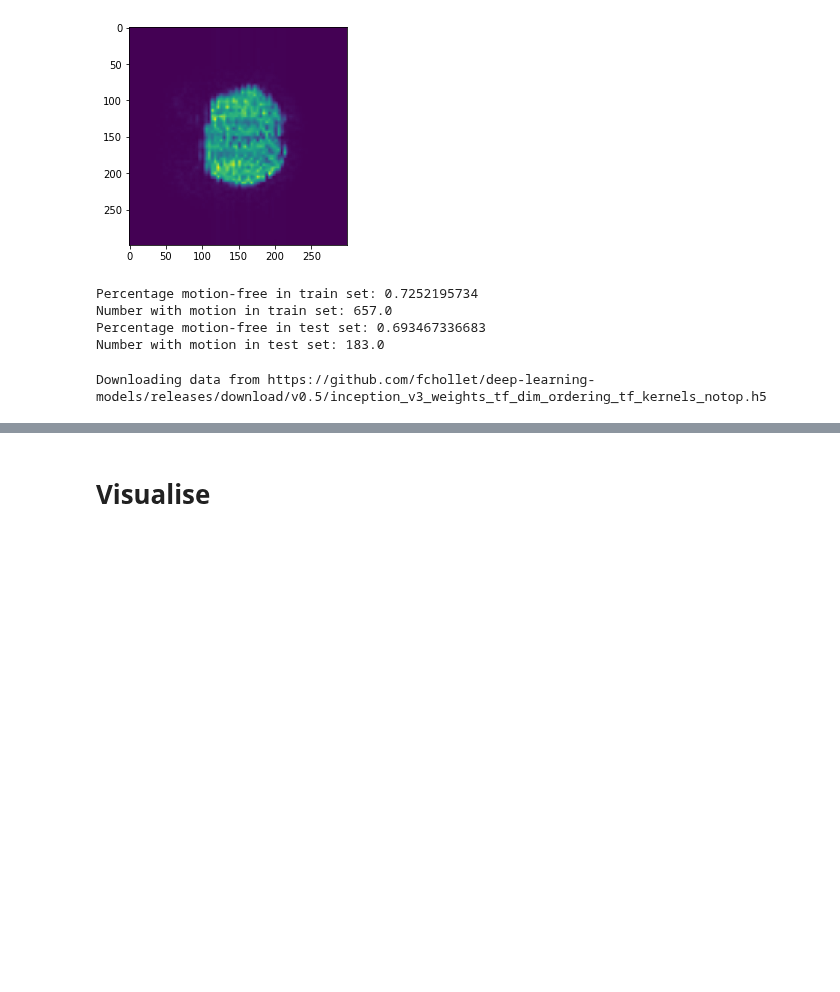
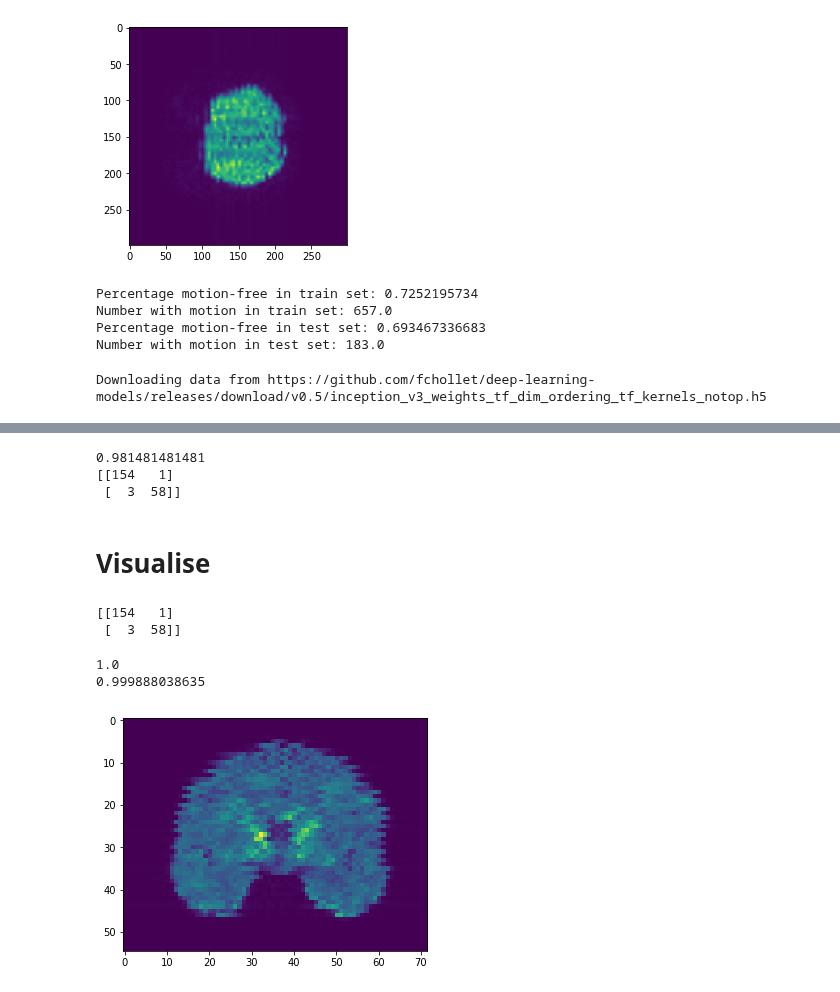
Before and after one commit to marksgraham/deep-qc, a Jupyter notebook: code/train_simulation.ipynb, the cells around one changed output, grey strips where cells are left out. Cells and saved outputs as stored; diff of their text form; code cells hidden in the pictures; blank space fills up the shorter version.

```diff
--- a/code/train_simulation.ipynb
+++ b/code/train_simulation.ipynb
@@ -418,7 +436,7 @@ model_saggital =   models.load_model('keras_logs/saggital_model.hdf5')
 num_slices = 30
 
 num_volumes = 648
-X, y = fetch_data(os.path.join(root_dir,'data/sims'),8)
+X, y = fetch_data(os.path.join(root_dir,'data/sims-moremotion'),8)
 y_train = y[:num_volumes]
 X_train = X[:num_volumes,:,:,:]
 del X, y
@@ -476,12 +494,11 @@ from keras import models
 
 #model_coronal =   models.load_model('keras_logs/coronal_model.hdf5')
 #model_saggital=   models.load_model('keras_logs/saggital_model.hdf5')
-model_coronal =   models.load_model('keras_logs/2017-10-05-14-39-37.epoch29-lossval0.29.hdf5')
-model_saggital =   models.load_model('keras_logs/2017-10-05-13-58-21.epoch29-lossval0.20.hdf5')
+model_coronal =   model#models.load_model('keras_logs/2017-10-05-14-39-37.epoch29-lossval0.29.hdf5')
+#model_saggital =   models.load_model('keras_logs/2017-10-05-13-58-21.epoch29-lossval0.20.hdf5')
 
-#Free up some mem
-#del X_train, X_test
-X, y = fetch_data(os.path.join(root_dir,'data/sims'),10)
+
+X, y = fetch_data(os.path.join(root_dir,'data/sims-moremotion'),10)
 num_volumes = 216
 y_val = y[864:]
 X_val = X[864:,:,:,:]
@@ -502,9 +519,9 @@ for i in range(num_slices):
     validation_data_for_testing = validation_generator.flow(X_val_slice,to_categorical(y_val,2),batch_size=validation_batch_size,shuffle=False)
     model_predictions_coronal_val[:,i] = model_coronal.predict_generator(validation_data_for_testing,num_generator_steps)[:,1]
 
-    #saggital
-    X_val_slice = preprocess_data_planar(X_val,base_slice = 25+i)
-    #Redefine validation generator to reset
-    validation_data_for_testing = validation_generator.flow(X_val_slice,to_categorical(y_val,2),batch_size=validation_batch_size,shuffle=False)
-    model_predictions_saggital_val[:,i] = model_saggital.predict_generator(validation_data_for_testing,num_generator_steps)[:,1]
+#     #saggital
+#     X_val_slice = preprocess_data_planar(X_val,base_slice = 25+i)
+#     #Redefine validation generator to reset
+#     validation_data_for_testing = validation_generator.flow(X_val_slice,to_categorical(y_val,2),batch_size=validation_batch_size,shuffle=False)
+#     model_predictions_saggital_val[:,i] = model_saggital.predict_generator(validation_data_for_testing,num_generator_steps)[:,1]
     print('Slices complete:',i)
@@ -511,6 +546,6 @@ for i in range(num_slices):
 # %%
-predictions_combined_val = np.concatenate((model_predictions_coronal_val,model_predictions_saggital_val),axis=1)
-#predictions_combined_val=model_predictions_saggital_val
+#predictions_combined_val = np.concatenate((model_predictions_coronal_val,model_predictions_saggital_val),axis=1)
+predictions_combined_val=model_predictions_coronal_val
 
 y_pred_val = np.mean(predictions_combined_val,axis=1)>0.5
 print(accuracy_score(y_val,y_pred_val))
@@ -524,6 +559,10 @@ print(confusion_matrix(y_val,y_pred_val))
 # print(confusion_matrix(y_val,y_pred_val_rf))
 
 #Save relevant files
-from sklearn.externals import joblib
+#from sklearn.externals import joblib
 #np.save('misc_files/predictions_combined_val',predictions_combined_val)
 #np.save('misc_files/y_val',y_val)
+# %% [output]
+0.981481481481
+[[154   1]
+ [  3  58]]
@@ -571,12 +570,15 @@ print(confusion_matrix(y_test,y_pred_rf))
 # Visualise
 # %%
 #Load back in results
-y_predictions_combined = np.load('misc_files/predictions_combined_val.npy')
-y_val = np.load('misc_files/y_val.npy')
-svm_classifier = joblib.load('misc_files/svm_classifier.pkl')
+#y_predictions_combined = np.load('misc_files/predictions_combined_val.npy')
+#y_val = np.load('misc_files/y_val.npy')
+#svm_classifier = joblib.load('misc_files/svm_classifier.pkl')
 #y_pred_val = svm_classifier.predict(y_predictions_combined)
-y_pred_val = np.mean(y_predictions_combined,axis=1) > 0.5
+#y_pred_val = np.mean(y_predictions_combined,axis=1) > 0.5
 print(confusion_matrix(y_val,y_pred_val))
+# %% [output]
+[[154   1]
+ [  3  58]]
 # %%
 from sklearn.metrics import accuracy_score, confusion_matrix
 from matplotlib import animation
@@ -588,6 +590,20 @@ ind_true_pos = [indx for indx,y in enumerate(y_val) if (y_val[indx] == 1) and (y
 ind_true_neg = [indx for indx,y in enumerate(y_val) if (y_val[indx] == 0) and (y_pred_val[indx] == 0) ]
 ind_false_neg = [indx for indx,y in enumerate(y_val) if (y_val[indx] == 1) and (y_pred_val[indx] == 0) ]
 ind_false_pos = [indx for indx,y in enumerate(y_val) if (y_val[indx] == 0) and (y_pred_val[indx] == 1) ]
+# %%
+#Static plot sof results
+plt.figure(figsize=(12,12))
+index =35
+slice_=53
+index2 = ind_true_pos[index]
+plt.subplot(1,2,1)
+plt.imshow(np.rot90(X_val[index2,:,slice_,:]))
+print(y_val[index2])
+print(np.mean(predictions_combined_val[index2,:]))
+# %% [output]
+1.0
+0.999888038635
+[figure, added]
 # %%
 #Animated plot of confusion-matrix
 #X, y = fetch_data(os.path.join(root_dir,'data/sims'),8)
```
Also changed, not shown: parts of 5 cells of this notebook.
